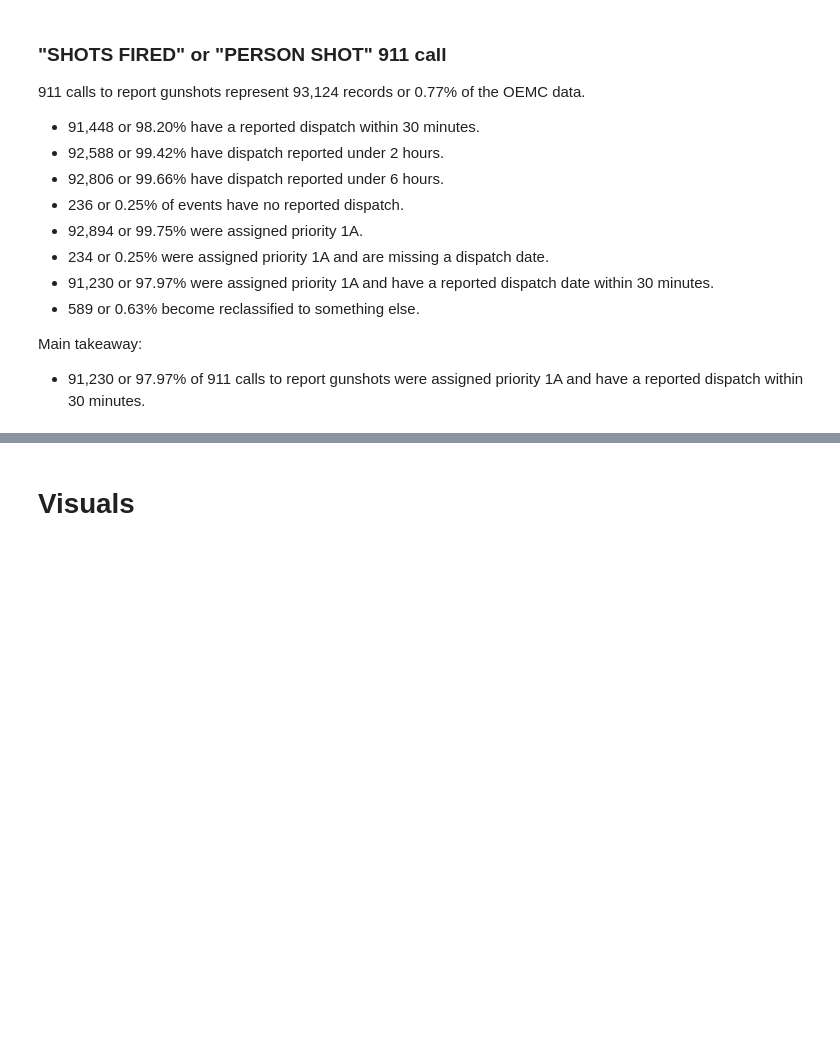
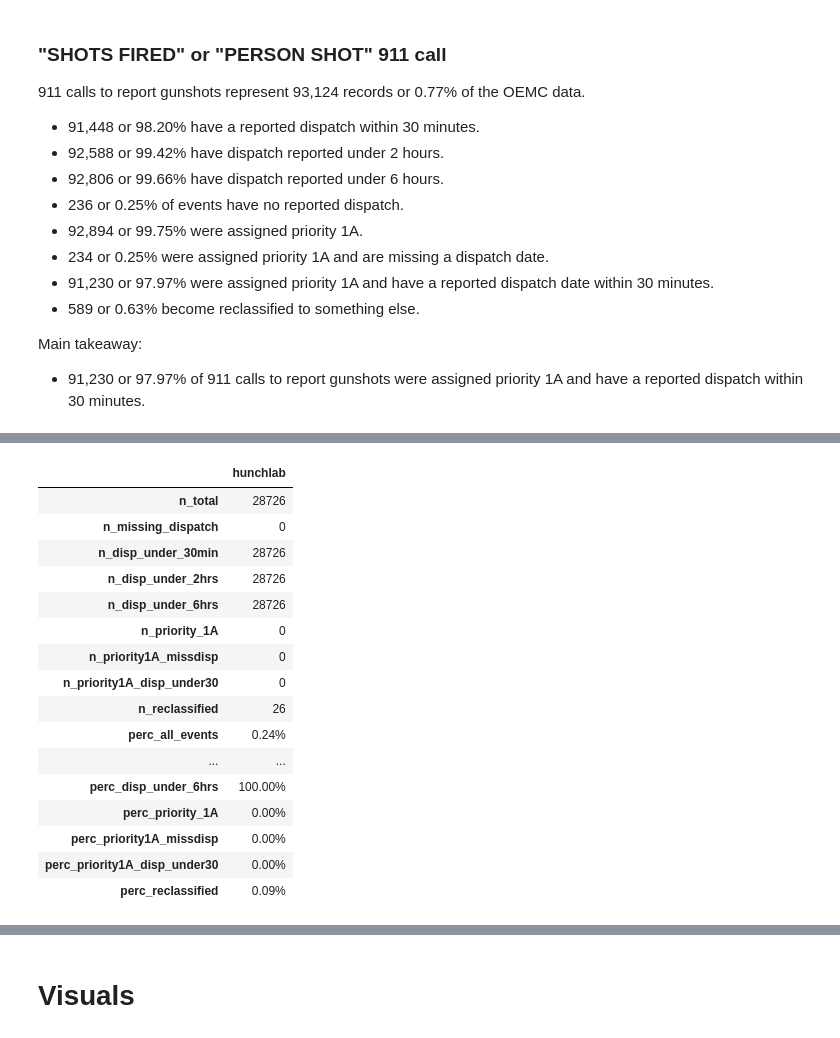
Before and after one commit to HRDAG/US-IL-ShotSpotter, a Jupyter notebook: write/note/tech_racial_justice.ipynb, the cells around one changed output, grey strips where cells are left out. Cells and saved outputs as stored; diff of their text form; code cells hidden in the pictures; blank space fills up the shorter version.

```diff
--- a/write/note/tech_racial_justice.ipynb
+++ b/write/note/tech_racial_justice.ipynb
@@ -292 +315,22 @@ Main takeaway:
+# %%
+kw = 'hunchlab'
+pd.concat([magic[ncols].T[[kw]], magic[perccols].T[[kw]]])
+# %% [output]
+|  | hunchlab |
+| n_total | 28726 |
+| n_missing_dispatch | 0 |
+| n_disp_under_30min | 28726 |
+| n_disp_under_2hrs | 28726 |
+| n_disp_under_6hrs | 28726 |
+| n_priority_1A | 0 |
+| n_priority1A_missdisp | 0 |
+| n_priority1A_disp_under30 | 0 |
+| n_reclassified | 26 |
+| perc_all_events | 0.24% |
+| ... | ... |
+| perc_disp_under_6hrs | 100.00% |
+| perc_priority_1A | 0.00% |
+| perc_priority1A_missdisp | 0.00% |
+| perc_priority1A_disp_under30 | 0.00% |
+| perc_reclassified | 0.09% |
 # %% [markdown]
```
Also changed, not shown: parts of 14 cells of this notebook.
